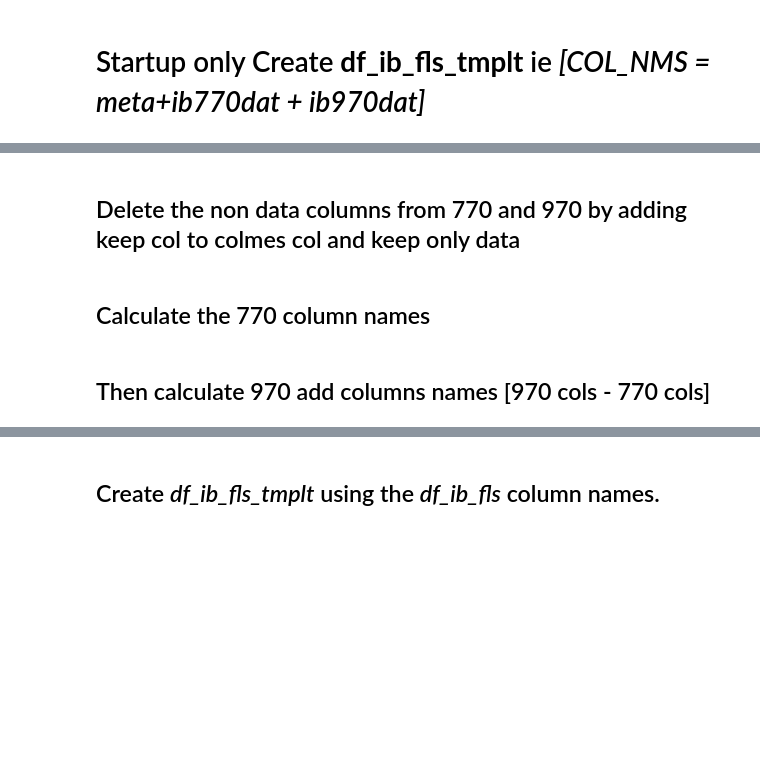
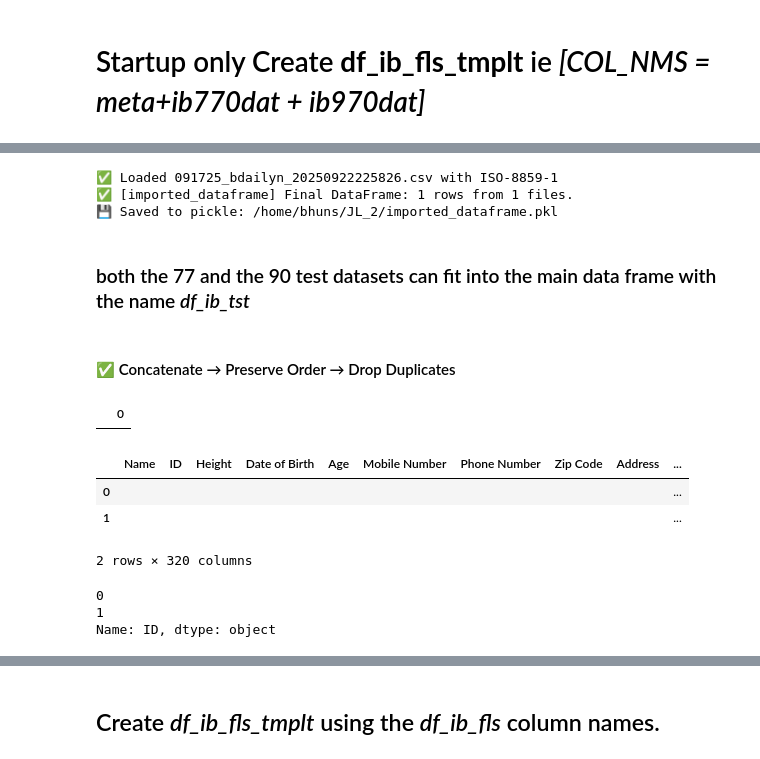
Before and after one commit to 1ratlabs/JL_2, a Jupyter notebook: ib_fls_import.ipynb, the cells around one changed output, grey strips where cells are left out. Drawn from its saved outputs; the diff is of its cells as text; code cells hidden in the pictures; blank space fills up the shorter version.

```diff
--- a/ib_fls_import.ipynb
+++ b/ib_fls_import.ipynb
@@ -132,6 +113,27 @@ df_ib_fls_raw = pd.DataFrame(ib_fls_raw)
+# %%
+ib97_raw = universal_import(
+    folder_path="/home/bhuns/JL_2/data/ib97",
+    pattern="*"
+)
+# strip numbers off So that the identical names in IB97 are the same as IB97
+ib97_raw_nms = strip_col_numbers(ib97_raw)
+# Now we'll make it into a data frame so that we will print it in a column which obey list [numbers separated by commas]
+df_ib97_raw_nms = pd.DataFrame(ib97_raw_nms)
+
+# Load to pickle file in the working directory
+df_ib97_raw_nms.to_pickle("df_ib97_raw_nms.pkl")
+
+# For verification the picket file and print its value.
+df_ib97_raw_nms = pd.read_pickle("df_ib97_raw_nms.pkl")
+
+# verify
+# print(ib97_raw_nms)
+# verify print("df_ib97_raw_nms \n",df_ib97_raw_nms)
+# %% [output]
+✅ Loaded 091725_bdailyn_20250922225826.csv with ISO-8859-1
+✅ [imported_dataframe] Final DataFrame: 1 rows from 1 files.
+💾 Saved to pickle: /home/bhuns/JL_2/imported_dataframe.pkl
 # %% [markdown]
-## Delete the non data columns from 770 and 970 by adding keep col to colmes col and keep only data
+### both the 77 and the 90 test datasets can fit into the main data frame with the name  *df_ib_tst*
-# %% [markdown]
-## Calculate the 770 column names
-# %% [markdown]
-## Then calculate 970 add columns names [970 cols - 770 cols]
+# %% [markdown]
+#### ✅ Concatenate → Preserve Order → Drop Duplicates
@@ -137,0 +153,5 @@ df_ib_fls_raw = pd.DataFrame(ib_fls_raw)
+# %%
+# Verifies that the duplicates have been removed and that the list has been compacted and there are not duplicates of 770 and 970 Col
+df_ib_tst_nms[df_ib_tst_nms.duplicated()]
+# %% [output]
+|  | 0 |
@@ -137,0 +162,21 @@ df_ib_fls_raw = pd.DataFrame(ib_fls_raw)
+# %%
+# this makes the template for the ib_tst data For both the 770 and the 970 It is made up of a 770 and a 970 with duplicates eliminated in a list of strings
+
+df_ib_tst = pd.DataFrame(
+    data = [[""] * len(df_ib_tst_nms)] * 2,
+    columns = df_ib_tst_nms
+)
+#df_ib_tst_nms
+df_ib_tst
+# %% [output]
+|  | Name | ID | Height | Date of Birth | Age | Mobile Number | Phone Number | Zip Code | Address | ... |
+| 0 |  |  |  |  |  |  |  |  |  | ... |
+| 1 |  |  |  |  |  |  |  |  |  | ... |
+2 rows × 320 columns
+# %%
+# Tests
+df_ib_tst["ID"]
+# %% [output]
+0
+1
+Name: ID, dtype: object
```
Also changed, not shown: parts of 19 cells of this notebook.
